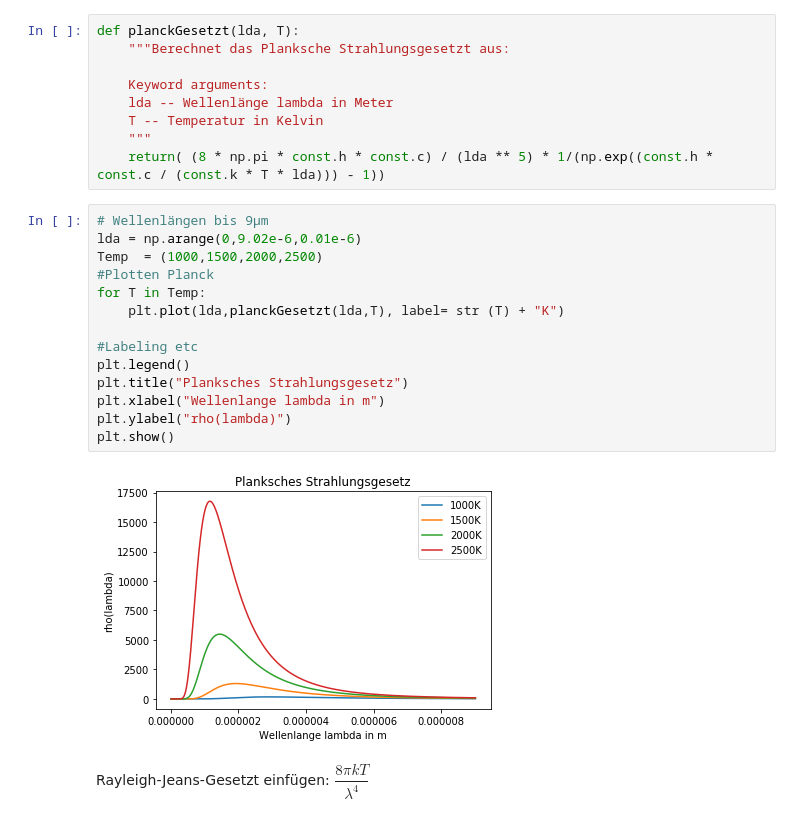
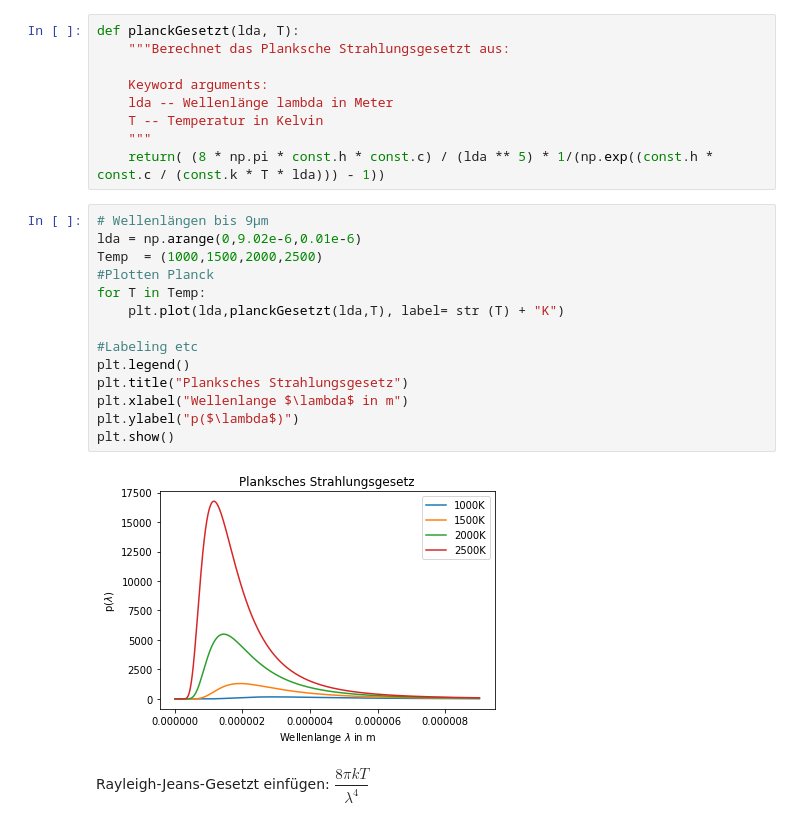
Before and after one commit to roboticSc/PCIII_2020, a Jupyter notebook: Blatt 2.ipynb, the cells around one changed output. Drawn from its saved outputs; the diff is of its cells as text.

```diff
--- a/Blatt 2.ipynb
+++ b/Blatt 2.ipynb
@@ -25,19 +25,19 @@ def planckGesetzt(lda, T):
 # %%
 # Wellenlängen bis 9µm
 lda = np.arange(0,9.02e-6,0.01e-6)
 Temp  = (1000,1500,2000,2500)
 #Plotten Planck
 for T in Temp:
     plt.plot(lda,planckGesetzt(lda,T), label= str (T) + "K")
 
 #Labeling etc
 plt.legend()
 plt.title("Planksches Strahlungsgesetz")
-plt.xlabel("Wellenlange lambda in m")
-plt.ylabel("rho(lambda)")
+plt.xlabel("Wellenlange $\lambda$ in m")
+plt.ylabel("p($\lambda$)")
 plt.show()
 # %% [output]
-[figure, old version]
+[figure, new version]
 # %% [markdown]
 Rayleigh-Jeans-Gesetzt einfügen: $\dfrac{8\pi k T}{\lambda^4}$
 # %%
```
Also changed, not shown: parts of 1 cell of this notebook.
